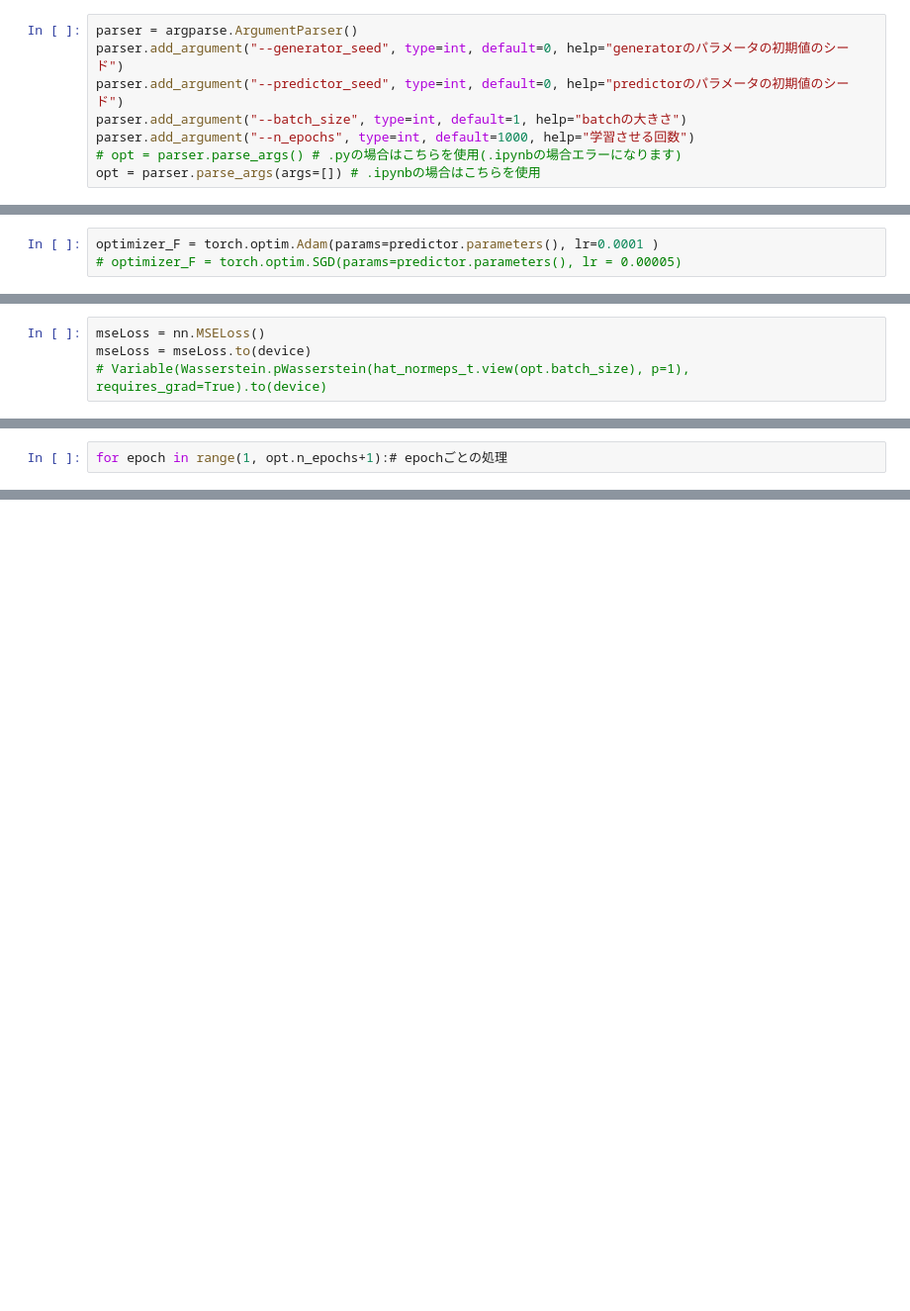
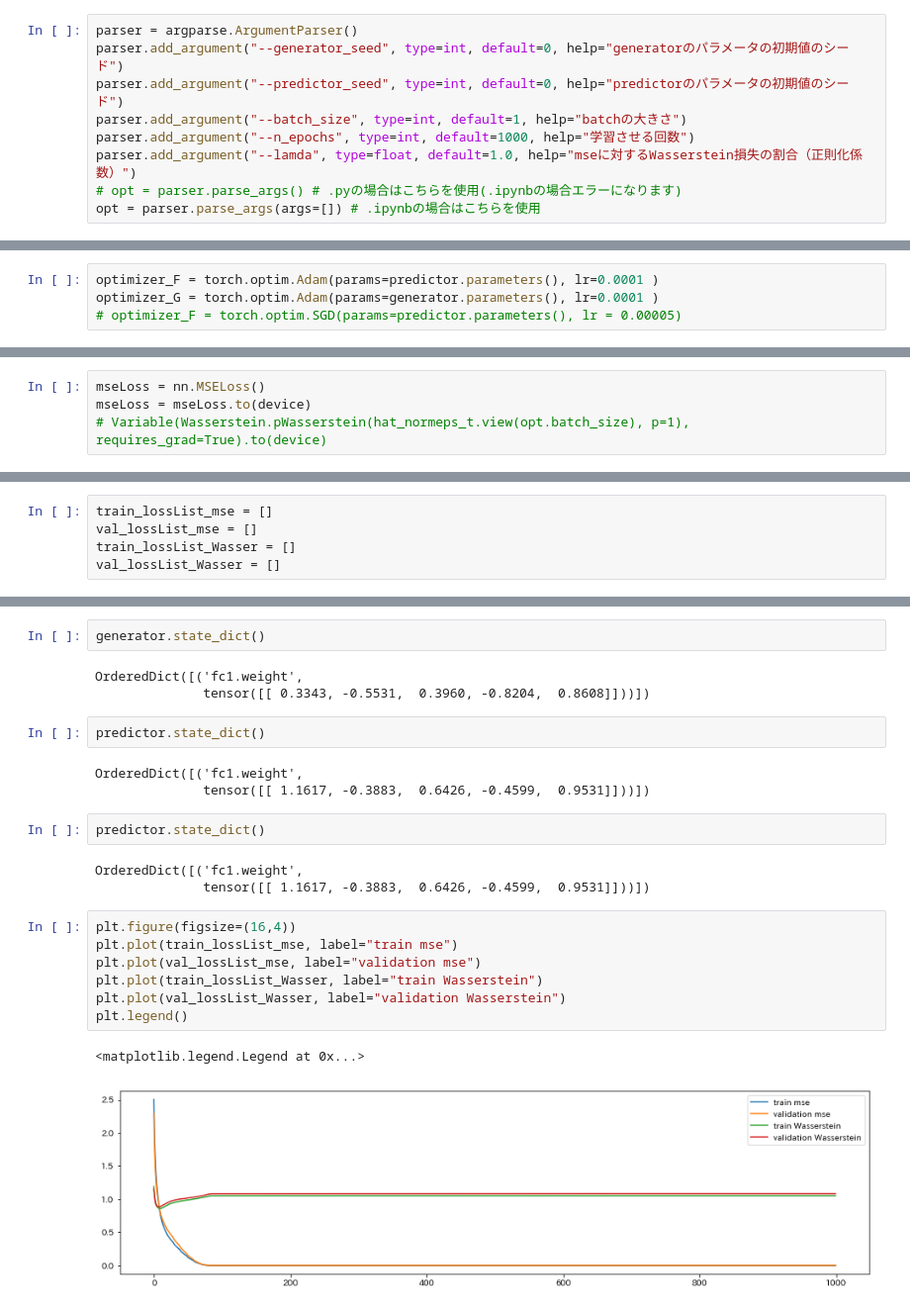
Before and after one commit to ryuichi-tate/estimate-innovation, a Jupyter notebook: checkAR/estimate_generatorParam_AR_withoutDIscriminator.ipynb, the cells around one changed output, grey strips where cells are left out. Shown at 99% size. Drawn from its saved outputs; the diff is of its cells as text; blank space fills up the shorter version.

```diff
--- a/checkAR/estimate_generatorParam_AR_withoutDIscriminator.ipynb
+++ b/checkAR/estimate_generatorParam_AR_withoutDIscriminator.ipynb
@@ -76,6 +76,7 @@ parser.add_argument("--generator_seed", type=int, default=0, help="generatorの
 parser.add_argument("--predictor_seed", type=int, default=0, help="predictorのパラメータの初期値のシード")
 parser.add_argument("--batch_size", type=int, default=1, help="batchの大きさ")
 parser.add_argument("--n_epochs", type=int, default=1000, help="学習させる回数")
+parser.add_argument("--lamda", type=float, default=1.0, help="mseに対するWasserstein損失の割合（正則化係数）")
 # opt = parser.parse_args() # .pyの場合はこちらを使用(.ipynbの場合エラーになります)
 opt = parser.parse_args(args=[]) # .ipynbの場合はこちらを使用
 # %% [markdown]
@@ -115,6 +116,7 @@ val_dataloader = torch.utils.data.DataLoader(val_dataset, batch_size=1, shuffle=
 ### 最適化手法の設定
 # %%
 optimizer_F = torch.optim.Adam(params=predictor.parameters(), lr=0.0001 )
+optimizer_G = torch.optim.Adam(params=generator.parameters(), lr=0.0001 )
 # optimizer_F = torch.optim.SGD(params=predictor.parameters(), lr = 0.00005)
 # %% [markdown]
 ### Lossの設計
@@ -132,2 +129,5 @@ G_paramPath = path+"checkAR/parameters/p{0}/LinearGenerator.pth".format(hat_p)
-# %%
-for epoch in range(1, opt.n_epochs+1):# epochごとの処理
+# %%
+train_lossList_mse = []
+val_lossList_mse = []
+train_lossList_Wasser = []
+val_lossList_Wasser = []
@@ -133,0 +241,25 @@ for epoch in range(1, opt.n_epochs+1):# epochごとの処理
+# %%
+generator.state_dict()
+# %% [output]
+OrderedDict([('fc1.weight',
+              tensor([[ 0.3343, -0.5531,  0.3960, -0.8204,  0.8608]]))])
+# %%
+predictor.state_dict()
+# %% [output]
+OrderedDict([('fc1.weight',
+              tensor([[ 1.1617, -0.3883,  0.6426, -0.4599,  0.9531]]))])
+# %%
+predictor.state_dict()
+# %% [output]
+OrderedDict([('fc1.weight',
+              tensor([[ 1.1617, -0.3883,  0.6426, -0.4599,  0.9531]]))])
+# %%
+plt.figure(figsize=(16,4))
+plt.plot(train_lossList_mse, label="train mse")
+plt.plot(val_lossList_mse, label="validation mse")
+plt.plot(train_lossList_Wasser, label="train Wasserstein")
+plt.plot(val_lossList_Wasser, label="validation Wasserstein")
+plt.legend()
+# %% [output]
+<matplotlib.legend.Legend at 0x...>
+[figure, added]
```
Also changed, not shown: parts of 8 cells of this notebook, 11 other files.
